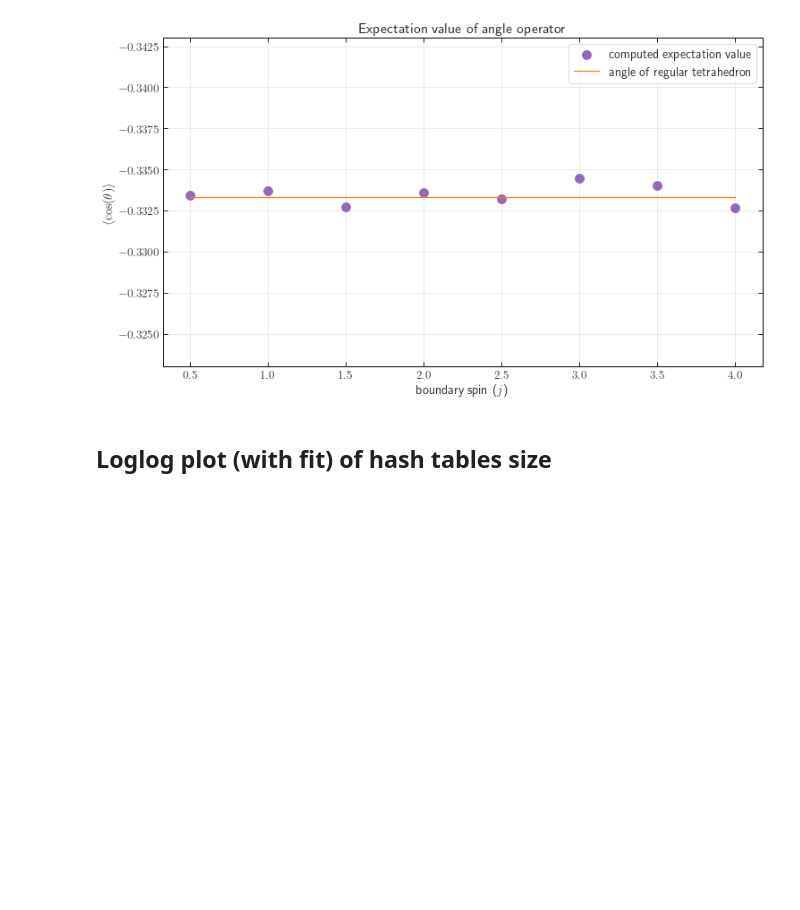
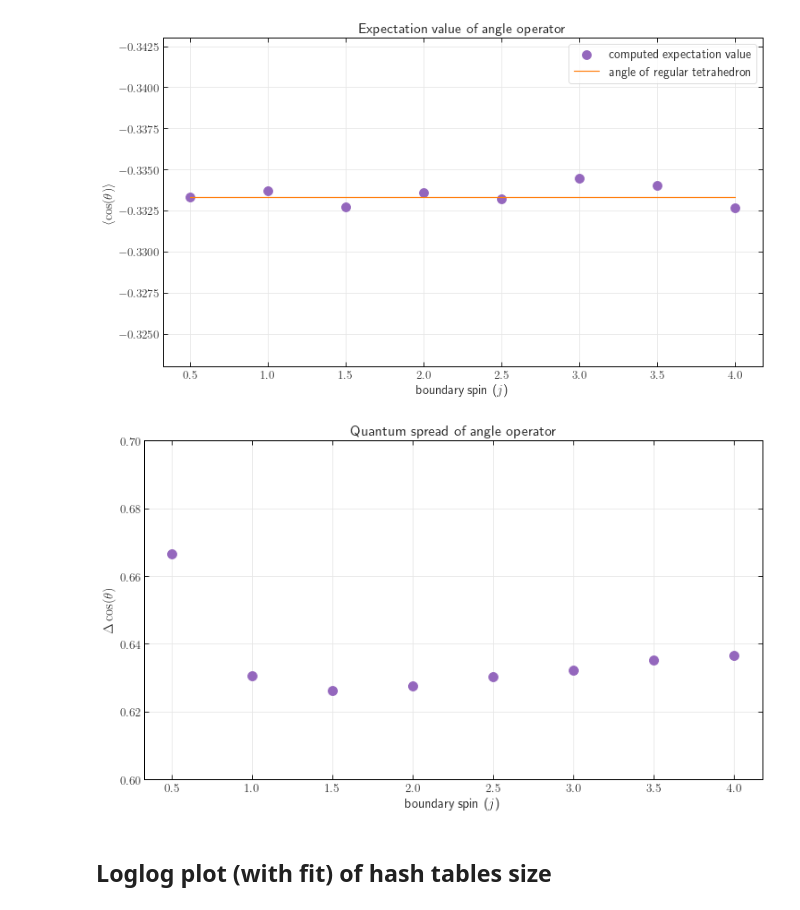
Before and after one commit to PietropaoloFrisoni/MCMC_16_cells_spinfoam, a Jupyter notebook: Python_interface.ipynb, the cells around one changed output. Cells and saved outputs as stored; diff of their text form; code cells hidden in the pictures; blank space fills up the shorter version.

```diff
--- a/Python_interface.ipynb
+++ b/Python_interface.ipynb
@@ -331,6 +345,31 @@ plt.savefig(printfile+'.png',dpi=300)
 plt.show()
 # %% [output]
 [figure]
+# %%
+ax = df.plot(x='spin',
+             y='quantum_spread_average',
+             s=100,
+             xticks=corresponding_spin,
+             kind='scatter',
+             grid='false',
+             color='tab:purple',
+             #label='',
+             figsize=(12, 6.75))
+
+ax.set_ylim([0.6, 0.7])
+plt.ylabel(r"$ \Delta \cos (\theta) $")
+plt.xlabel("boundary spin ($j$)")
+plt.title('Quantum spread of angle operator', fontsize=16)
+
+
+# save the plot
+printfile = './plots/angles_quantum_spread'
+plt.savefig(printfile+'.svg')
+#plt.savefig(printfile+'.png',dpi=300)
+
+plt.show()
+# %% [output]
+[figure, added]
 # %% [markdown]
 ## Loglog plot (with fit) of hash tables size
 # %% [markdown]
```
Also changed, not shown: parts of 10 cells of this notebook, 5 other files.
